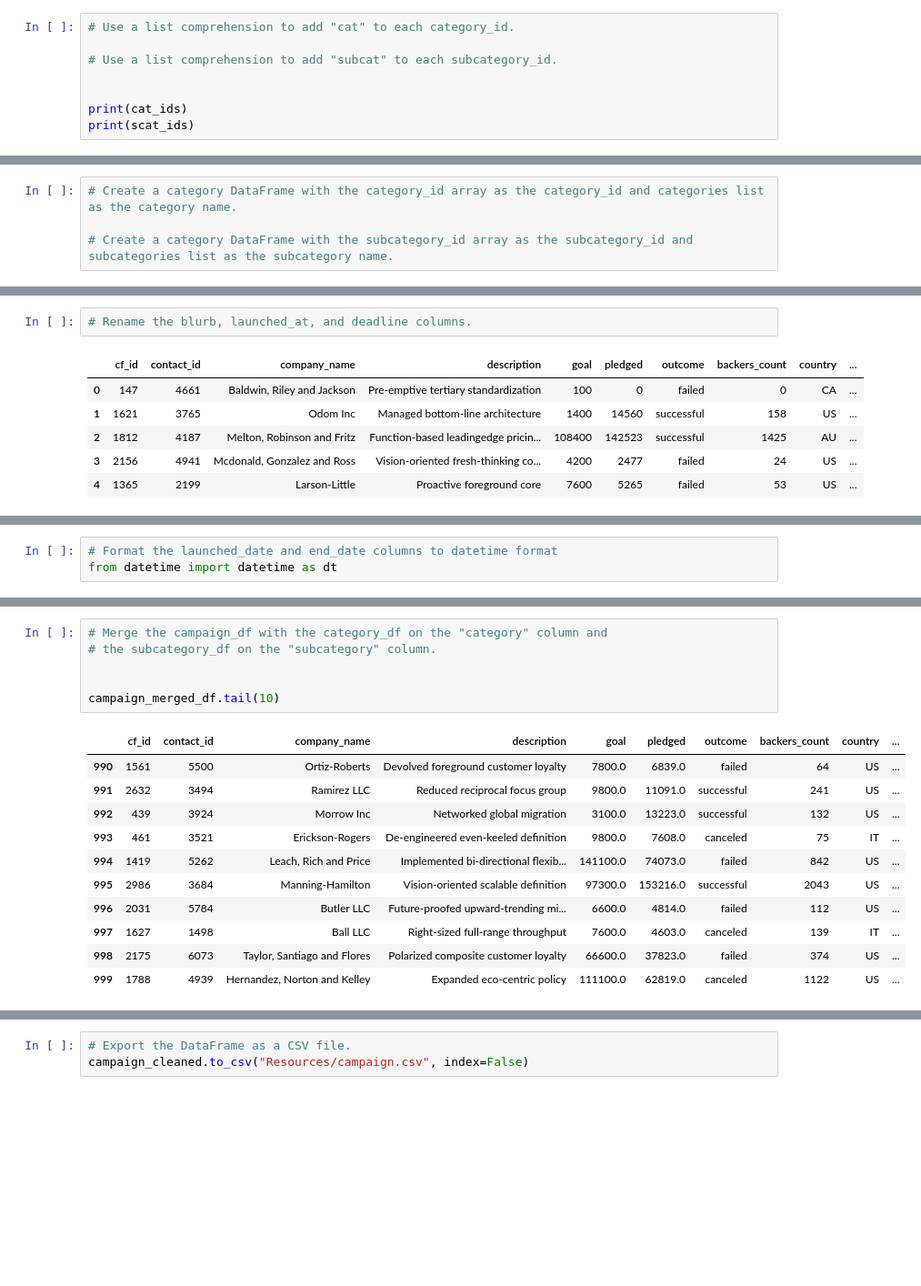
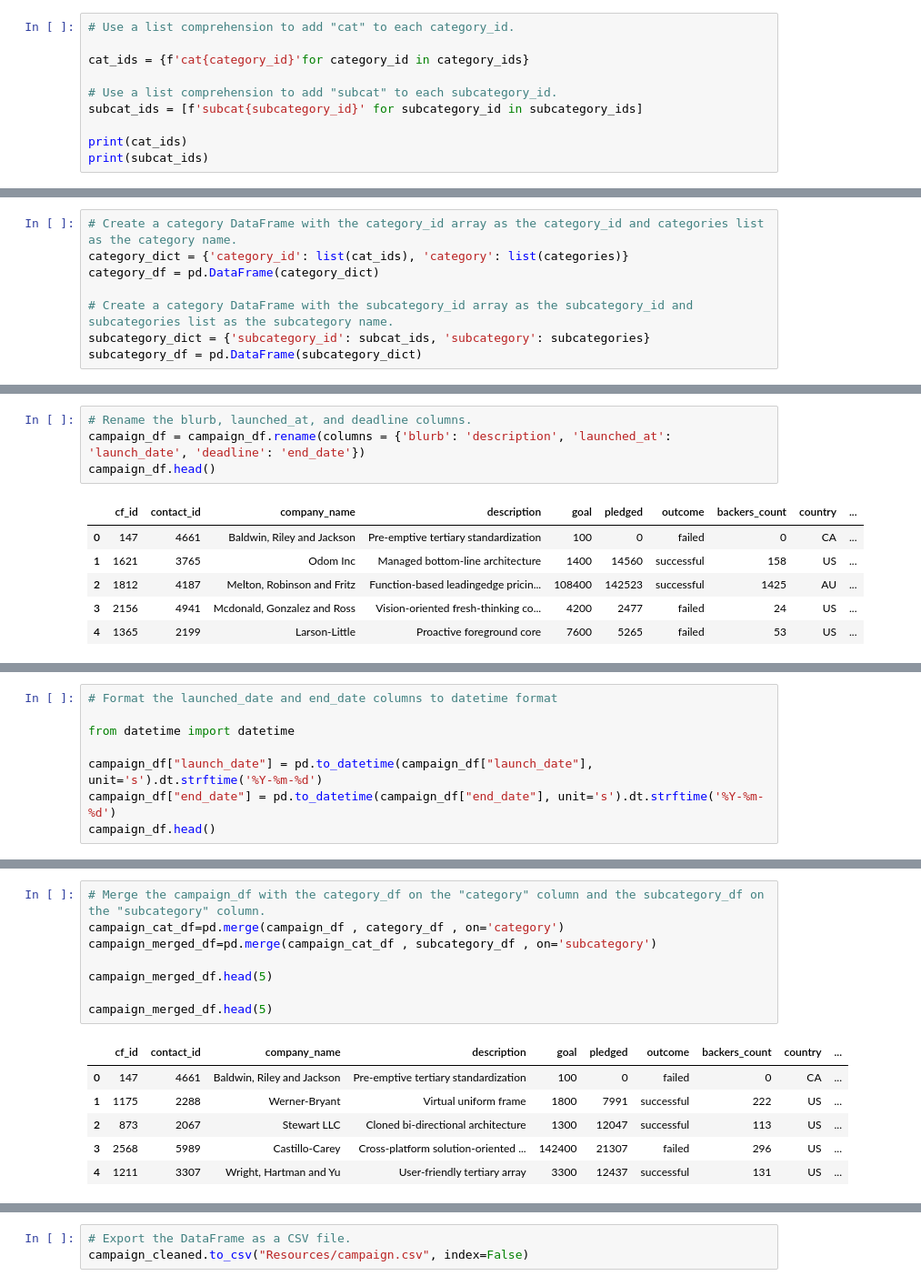
Before and after one commit to thesarahcain/Crowdfunding_ETL_Final, a Jupyter notebook: ETL_Mini_Project_SCain_JCahill.ipynb, the cells around one changed output, grey strips where cells are left out. Shown: that part at 91% size. Saved outputs shown, nothing was run; the diff lists cells and outputs as text; blank space fills up the shorter version.

```diff
--- a/ETL_Mini_Project_SCain_JCahill.ipynb
+++ b/ETL_Mini_Project_SCain_JCahill.ipynb
@@ -107,9 +107,11 @@ print(subcategory_ids)
 # %%
 # Use a list comprehension to add "cat" to each category_id.
 
+cat_ids = {f'cat{category_id}'for category_id in category_ids}
+
 # Use a list comprehension to add "subcat" to each subcategory_id.
-
+subcat_ids = [f'subcat{subcategory_id}' for subcategory_id in subcategory_ids]
 
 print(cat_ids)
-print(scat_ids)
+print(subcat_ids)
 # %% [output]
@@ -117,8 +119,12 @@ print(scat_ids)
 ['subcat1', 'subcat2', 'subcat3', 'subcat4', 'subcat5', 'subcat6', 'subcat7', 'subcat8', 'subcat9', 'subcat10', 'subcat11', 'subcat12', 'subcat13', 'subcat14', 'subcat15', 'subcat16', 'subcat17', 'sub ...
 # %%
 # Create a category DataFrame with the category_id array as the category_id and categories list as the category name.
+category_dict = {'category_id': list(cat_ids), 'category': list(categories)}
+category_df = pd.DataFrame(category_dict)
 
 # Create a category DataFrame with the subcategory_id array as the subcategory_id and subcategories list as the subcategory name.
+subcategory_dict = {'subcategory_id': subcat_ids, 'subcategory': subcategories}
+subcategory_df = pd.DataFrame(subcategory_dict)
 # %%
 category_df
 # %% [output]
@@ -192,6 +198,8 @@ campaign_df.head()
 | 4 | 1365 | 2199 | Larson-Little | Proactive foreground core | 7600 | 5265 | failed | 53 | US | ... |
 # %%
 # Rename the blurb, launched_at, and deadline columns.
+campaign_df = campaign_df.rename(columns = {'blurb': 'description', 'launched_at': 'launch_date', 'deadline': 'end_date'})
+campaign_df.head()
 # %% [output]
 |  | cf_id | contact_id | company_name | description | goal | pledged | outcome | backers_count | country | ... |
 | 0 | 147 | 4661 | Baldwin, Riley and Jackson | Pre-emptive tertiary standardization | 100 | 0 | failed | 0 | CA | ... |
@@ -231,6 +236,11 @@ subcategory                 object
 dtype: object
 # %%
 # Format the launched_date and end_date columns to datetime format
-from datetime import datetime as dt
+
+from datetime import datetime
+
+campaign_df["launch_date"] = pd.to_datetime(campaign_df["launch_date"], unit='s').dt.strftime('%Y-%m-%d')
+campaign_df["end_date"] = pd.to_datetime(campaign_df["end_date"], unit='s').dt.strftime('%Y-%m-%d')
+campaign_df.head()
 # %% [output]
 |  | cf_id | contact_id | company_name | description | goal | pledged | outcome | backers_count | country | ... |
@@ -242,18 +252,15 @@ from datetime import datetime as dt
 # %%
-# Merge the campaign_df with the category_df on the "category" column and
-# the subcategory_df on the "subcategory" column.
+# Merge the campaign_df with the category_df on the "category" column and the subcategory_df on the "subcategory" column.
+campaign_cat_df=pd.merge(campaign_df , category_df , on='category')
+campaign_merged_df=pd.merge(campaign_cat_df , subcategory_df , on='subcategory')
 
+campaign_merged_df.head(5)
 
-campaign_merged_df.tail(10)
+campaign_merged_df.head(5)
 # %% [output]
 |  | cf_id | contact_id | company_name | description | goal | pledged | outcome | backers_count | country | ... |
-| 990 | 1561 | 5500 | Ortiz-Roberts | Devolved foreground customer loyalty | 7800.0 | 6839.0 | failed | 64 | US | ... |
-| 991 | 2632 | 3494 | Ramirez LLC | Reduced reciprocal focus group | 9800.0 | 11091.0 | successful | 241 | US | ... |
-| 992 | 439 | 3924 | Morrow Inc | Networked global migration | 3100.0 | 13223.0 | successful | 132 | US | ... |
-| 993 | 461 | 3521 | Erickson-Rogers | De-engineered even-keeled definition | 9800.0 | 7608.0 | canceled | 75 | IT | ... |
-| 994 | 1419 | 5262 | Leach, Rich and Price | Implemented bi-directional flexib... | 141100.0 | 74073.0 | failed | 842 | US | ... |
-| 995 | 2986 | 3684 | Manning-Hamilton | Vision-oriented scalable definition | 97300.0 | 153216.0 | successful | 2043 | US | ... |
-| 996 | 2031 | 5784 | Butler LLC | Future-proofed upward-trending mi... | 6600.0 | 4814.0 | failed | 112 | US | ... |
-| 997 | 1627 | 1498 | Ball LLC | Right-sized full-range throughput | 7600.0 | 4603.0 | canceled | 139 | IT | ... |
-| 998 | 2175 | 6073 | Taylor, Santiago and Flores | Polarized composite customer loyalty | 66600.0 | 37823.0 | failed | 374 | US | ... |
-| 999 | 1788 | 4939 | Hernandez, Norton and Kelley | Expanded eco-centric policy | 111100.0 | 62819.0 | canceled | 1122 | US | ... |
+| 0 | 147 | 4661 | Baldwin, Riley and Jackson | Pre-emptive tertiary standardization | 100 | 0 | failed | 0 | CA | ... |
+| 1 | 1175 | 2288 | Werner-Bryant | Virtual uniform frame | 1800 | 7991 | successful | 222 | US | ... |
+| 2 | 873 | 2067 | Stewart LLC | Cloned bi-directional architecture | 1300 | 12047 | successful | 113 | US | ... |
+| 3 | 2568 | 5989 | Castillo-Carey | Cross-platform solution-oriented ... | 142400 | 21307 | failed | 296 | US | ... |
+| 4 | 1211 | 3307 | Wright, Hartman and Yu | User-friendly tertiary array | 3300 | 12437 | successful | 131 | US | ... |
```
Also changed, not shown: parts of 25 cells of this notebook, 3 other files.
